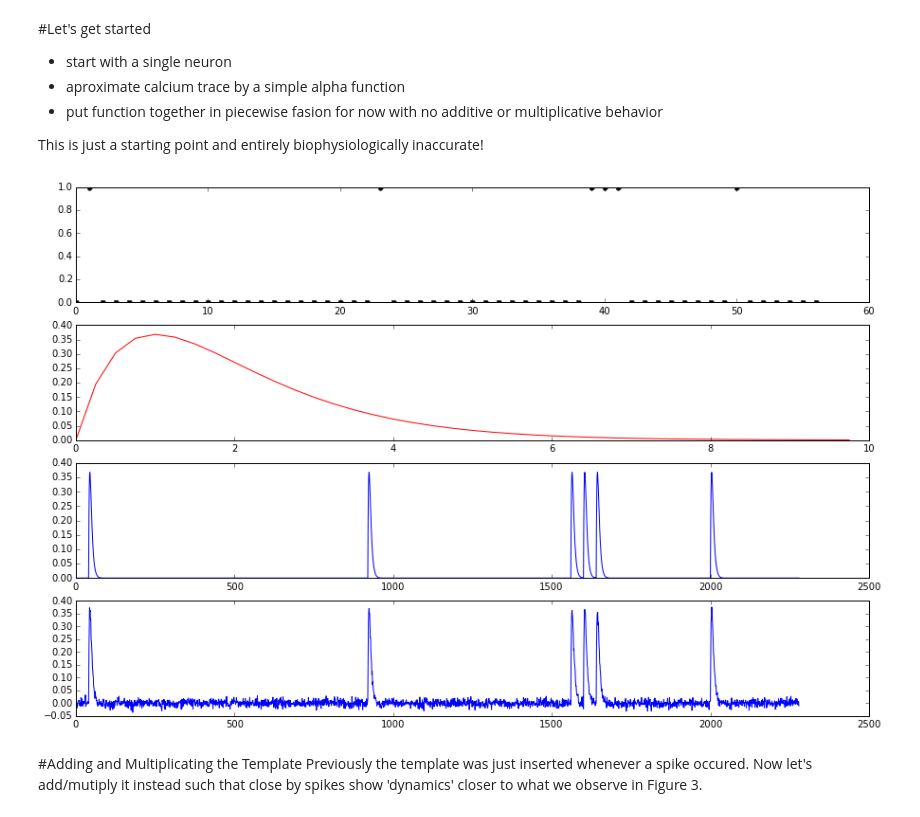
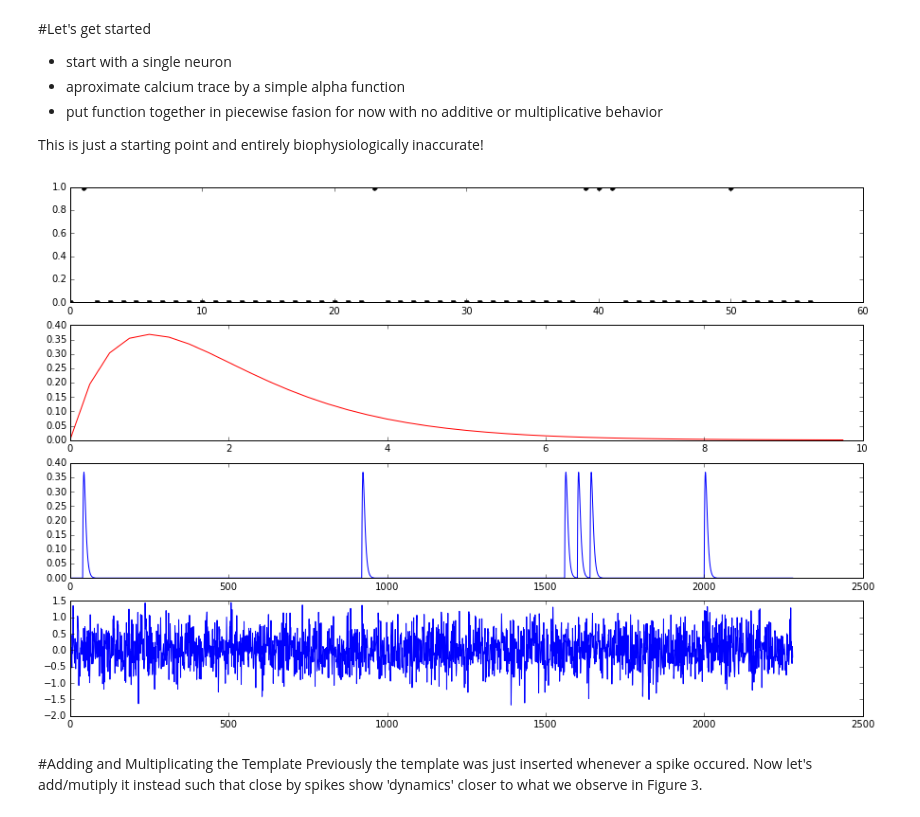
Before and after one commit to jvs--/neuco, a Jupyter notebook: notebooks/SpikeToCalcium.ipynb, the cells around one changed output. Cells and saved outputs as stored; diff of their text form; code cells hidden in the pictures.

```diff
--- a/notebooks/SpikeToCalcium.ipynb
+++ b/notebooks/SpikeToCalcium.ipynb
@@ -58,7 +58,7 @@ def produceCalciumTrace(spiketrain, temp):
 
 def addnoise(pure):
     # given a pure signal add some random normal distributed noise
-    noise = np.random.normal(0, 0.01, len(pure))
+    noise = np.random.normal(0, 0.50, len(pure))
     signal = pure + noise
     return signal
 
@@ -70,34 +70,34 @@ spiketrain = [0,1,0,0,0,0,0,0,0,0,0,0,0,0,0,0,0,0,0,0,0,0,0,1,0,0,0,0,0,0
 
 
 # Template has the form of an alpha function
 # the length of the template is given by the time interval t
 t = np.arange(0.0, 10.0, 0.25)
 template = alpha_func(t)
 
 x = produceCalciumTrace(spiketrain, template)
 
 # Add noise to make the data more realistic
 # In real 2-photon microscopy data we have about 10% noise
 noisy_x = addnoise(x)
 
 
 # PLOTTING ##################################################
 plt.figure(figsize=(15, 10))
 plt.subplot(411)
 plt.plot(spiketrain, '.k', ms=10)
 
 plt.subplot(412)
 plt.plot(t, alpha_func(t), 'r')
 
 plt.subplot(413)
 plt.plot(x)
 
 plt.subplot(414)
 plt.plot(noisy_x)
 
 plt.show()
 # %% [output]
-[figure, old version]
+[figure, new version]
 # %% [markdown]
 #Adding and Multiplicating the Template
 Previously the template was just inserted whenever a spike occured. Now let's add/mutiply it instead such that close by spikes show 'dynamics' closer to what we observe in Figure 3.
```
Also changed, not shown: parts of 4 cells of this notebook.
